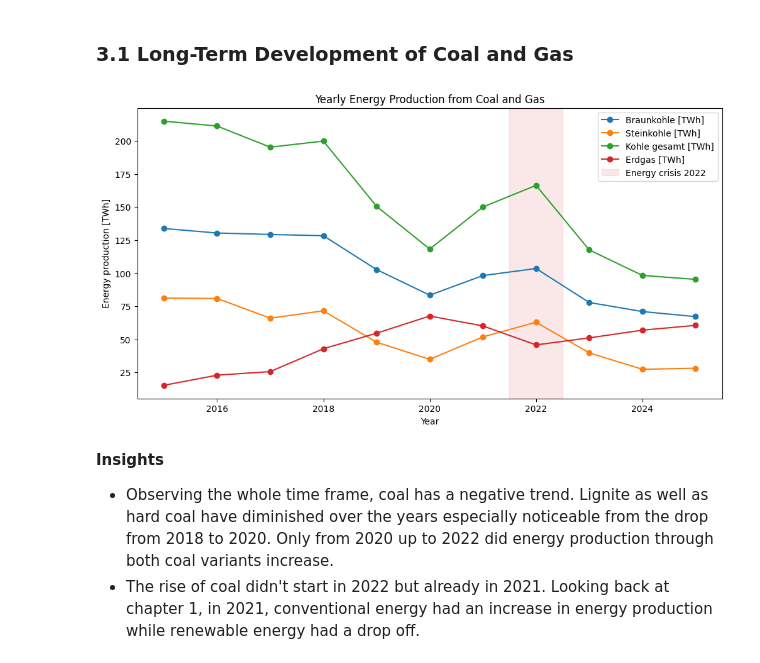
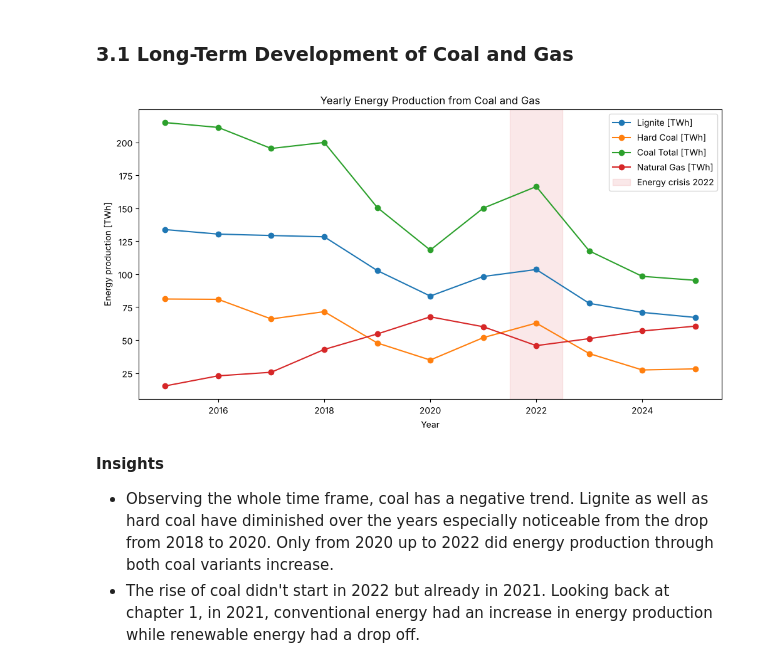
Before and after one commit to Yoem29/Energy-Development-Germany, a Jupyter notebook: notebooks/Analysis.ipynb, the cells around one changed output. Drawn from its saved outputs; the diff is of its cells as text; code cells hidden in the pictures.

```diff
--- a/notebooks/Analysis.ipynb
+++ b/notebooks/Analysis.ipynb
@@ -17,6 +17,6 @@ sys.path.append("../src")
 # %%
 from load_processed_data import load_data
 
-df = load_data("../data/processed/energiedaten_clean.csv")
+df = load_data("../data/processed/energy_generation_clean.csv")
 df
 # %% [output]
@@ -294,19 +292,19 @@ The analysis is done in three steps:
 # %% [markdown]
 ### 3.1 Long-Term Development of Coal and Gas
 # %%
-df_yearly_twh = df.groupby("Jahr")[twh_columns].sum()
-df_yearly_twh["Kohle gesamt [TWh]"] = df_yearly_twh["Braunkohle [TWh]"] + df_yearly_twh["Steinkohle [TWh]"]
+df_yearly_twh = df.groupby("Year")[twh_columns].sum()
+df_yearly_twh["Coal Total [TWh]"] = df_yearly_twh["Lignite [TWh]"] + df_yearly_twh["Hard Coal [TWh]"]
 
-plot_columns = ["Braunkohle [TWh]", "Steinkohle [TWh]", "Kohle gesamt [TWh]", "Erdgas [TWh]"]
+plot_columns = ["Lignite [TWh]", "Hard Coal [TWh]", "Coal Total [TWh]", "Natural Gas [TWh]"]
 
 ax = df_yearly_twh[plot_columns].plot(figsize=(12, 6), marker="o", title="Yearly Energy Production from Coal and Gas")
 ax.axvspan(2021.5, 2022.5, color="tab:red", alpha=0.1, label="Energy crisis 2022")
 ax.set_xlabel("Year")
 ax.set_ylabel("Energy production [TWh]")
 ax.legend()
 plt.show()
 # %% [output]
-[figure, old version]
+[figure, new version]
 # %% [markdown]
 **Insights**
 
```
Also changed, not shown: parts of 24 cells of this notebook, 9 other files.
